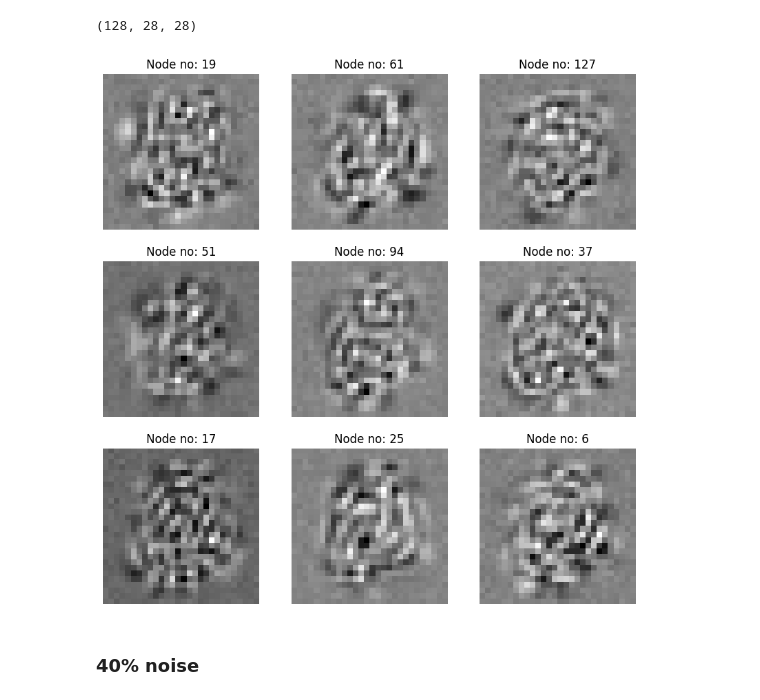
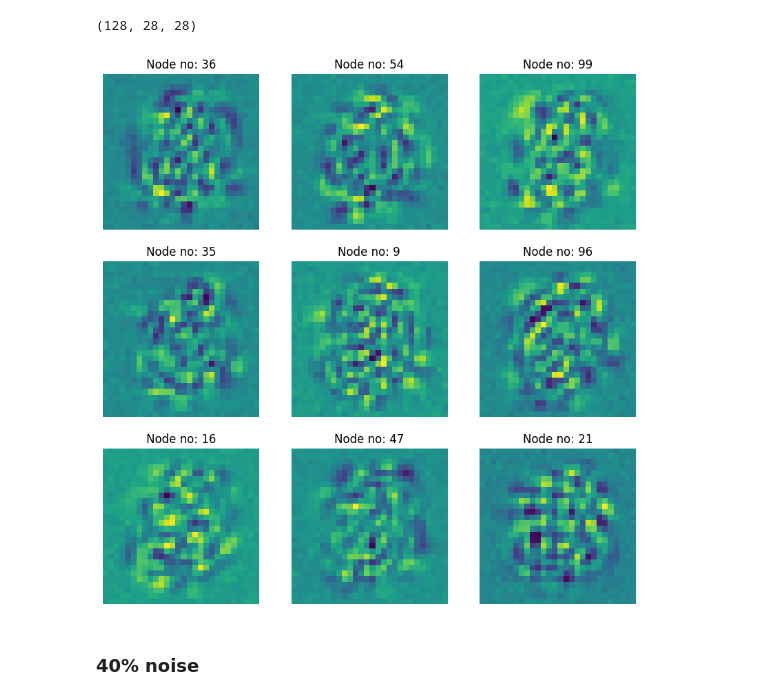
Before and after one commit to imraunav/Deep-Learning-and-Applications, a Jupyter notebook: ProgrammingAssignment4/result_analysis.ipynb, the cells around one changed output. Saved outputs shown, nothing was run; the diff lists cells and outputs as text; code cells hidden in the pictures.

```diff
--- a/ProgrammingAssignment4/result_analysis.ipynb
+++ b/ProgrammingAssignment4/result_analysis.ipynb
@@ -4003,7 +3993,7 @@ for i in range(n):
     k = np.random.randint(0, 128)
     ax = plt.subplot(3, 3, i+1)
     plt.title("Node no: "+str(k))
-    plt.imshow(w31[k], cmap="gray")
+    plt.imshow(w31[k])
     plt.axis('off')
 plt.savefig('weights-autoencoder.png', bbox_inches='tight')
 plt.show()
@@ -4033,16 +4023,16 @@ w31.shape
 # %%
 n = 9
 plt.figure(figsize=(10, 10))
 for i in range(n):
     k = np.random.randint(0, 128)
     ax = plt.subplot(3, 3, i+1)
     plt.title("Node no: "+str(k))
-    plt.imshow(w31[k], cmap="gray")
+    plt.imshow(w31[k])
     plt.axis('off')
 plt.savefig('weights-denoiseing-0.2.png', bbox_inches='tight')
 plt.show()
 # %% [output]
-[figure, old version]
+[figure, new version]
 # %% [markdown]
 ### 40% noise
 # %%
```
Also changed, not shown: parts of 92 cells of this notebook, 3 other files.
